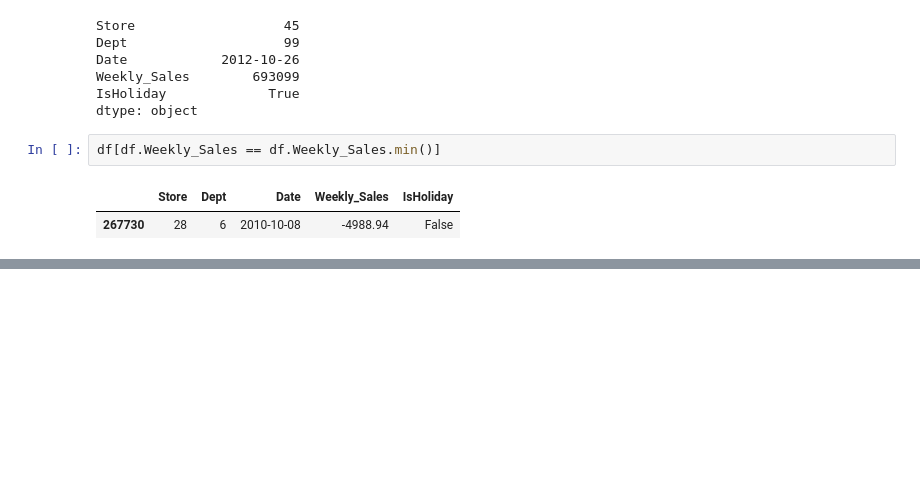
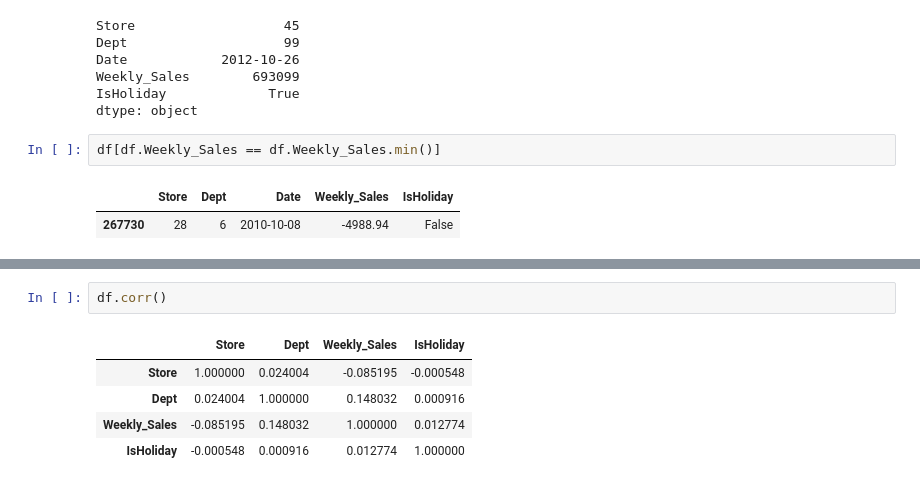
Before and after one commit to HCK33/DS-SF-23, a Jupyter notebook: Final_Project/Untitled.ipynb, the cells around one changed output, grey strips where cells are left out. Drawn from its saved outputs; the diff is of its cells as text; blank space fills up the shorter version.

```diff
--- a/Final_Project/Untitled.ipynb
+++ b/Final_Project/Untitled.ipynb
@@ -85,0 +70,8 @@ SyntaxError: invalid syntax (<ipython-input-1-d7dcc92691e9>, line 13)
+# %%
+df.corr()
+# %% [output]
+|  | Store | Dept | Weekly_Sales | IsHoliday |
+| Store | 1.000000 | 0.024004 | -0.085195 | -0.000548 |
+| Dept | 0.024004 | 1.000000 | 0.148032 | 0.000916 |
+| Weekly_Sales | -0.085195 | 0.148032 | 1.000000 | 0.012774 |
+| IsHoliday | -0.000548 | 0.000916 | 0.012774 | 1.000000 |
```
Also changed, not shown: parts of 4 cells of this notebook.
